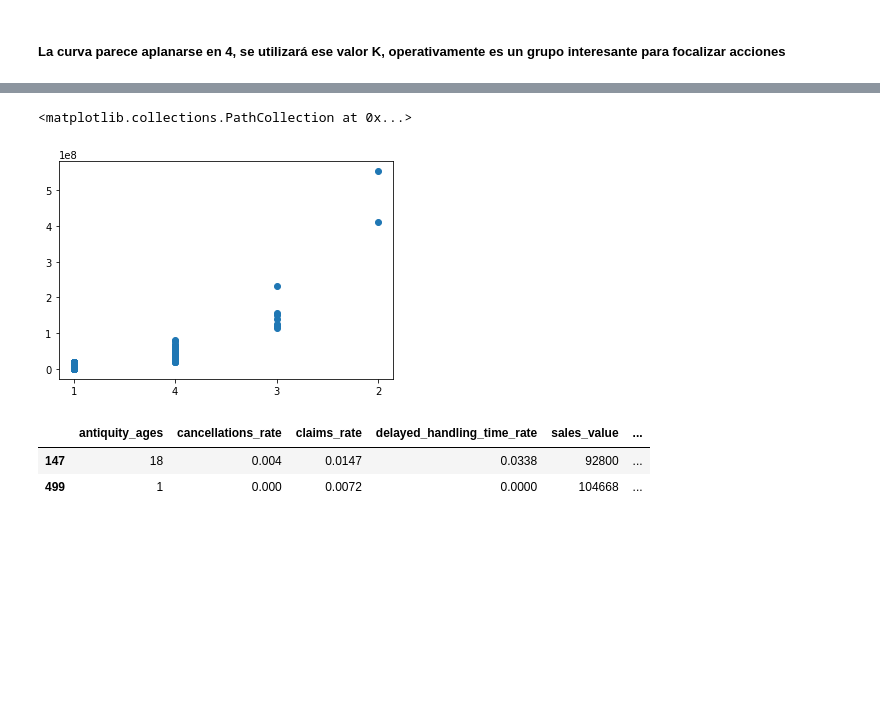
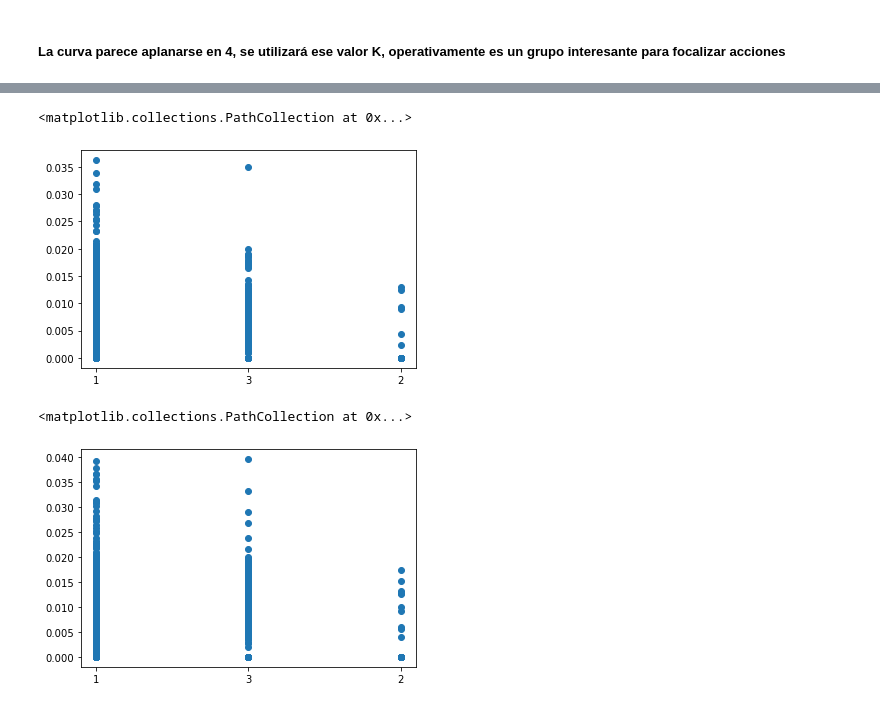
Before and after one commit to ibelogi/meli_challengeDS, a Jupyter notebook: notebooks/04_clasificacion.ipynb, the cells around one changed output, grey strips where cells are left out. Drawn from its saved outputs; the diff is of its cells as text; code cells hidden in the pictures; blank space fills up the shorter version.

```diff
--- a/notebooks/04_clasificacion.ipynb
+++ b/notebooks/04_clasificacion.ipynb
@@ -106,0 +85,4 @@ len(sellers_M)
+# %%
+data.loc[data.scoring <= -1, 'perfil'] = "Medio"
+data.loc[(data.scoring == 0) | (data.scoring == 1), 'perfil'] = "Medio-Alto"
+data.loc[(data.scoring > 1), 'perfil'] = "Alto"
@@ -112,6 +102,9 @@ import numpy as np
 import matplotlib.pyplot as plt
 from sklearn.cluster import KMeans
 import seaborn as sns
+# %%
+data = data[['cancellations_rate','claims_rate','delayed_handling_time_rate','avg_ticket','antiquity_ages']]
+data = data.fillna(0)
 # %%
 X = np.array(data)
 # %%
@@ -134,7 +127,7 @@ plt.show()
 ##### La curva parece aplanarse en 4, se utilizará ese valor K, operativamente es un grupo interesante para focalizar acciones
 # %%
 # calculamos el algoritmo k_means
-kmeans = KMeans(n_clusters=4).fit(X)
+kmeans = KMeans(n_clusters=3).fit(X)
 centroids = kmeans.cluster_centers_
 # printeamos los centroides de los clusters
 print(centroids)
@@ -155,7 +142,7 @@ print(centroids)
 # Calculamos los clusters para todos los datos
 labels = kmeans.predict(X)
 # etiquetamos los datos con el cluster asignado
-clusters=['1','2','3','4']
+clusters=['1','2','3']
 asignar=[]
 for row in labels:
     asignar.append(clusters[row])
@@ -171,13 +157,11 @@ kmeans_cluster
 dtype: int64
 # %%
-plt.scatter(x=data['kmeans_cluster'],y=data["total_profits_amount"])
+plt.scatter(x=data['kmeans_cluster'],y=data["cancellations_rate"])
 # %% [output]
 <matplotlib.collections.PathCollection at 0x...>
-[figure, old version]
+[figure, new version]
-# %%
-cluster_1 = data.loc[data.kmeans_cluster == '2']
-cluster_1
-# %% [output]
-|  | antiquity_ages | cancellations_rate | claims_rate | delayed_handling_time_rate | sales_value | ... |
-| 147 | 18 | 0.004 | 0.0147 | 0.0338 | 92800 | ... |
-| 499 | 1 | 0.000 | 0.0072 | 0.0000 | 104668 | ... |
+# %%
+plt.scatter(x=data['kmeans_cluster'],y=data["claims_rate"])
+# %% [output]
+<matplotlib.collections.PathCollection at 0x...>
+[figure, added]
```
Also changed, not shown: parts of 25 cells of this notebook.
